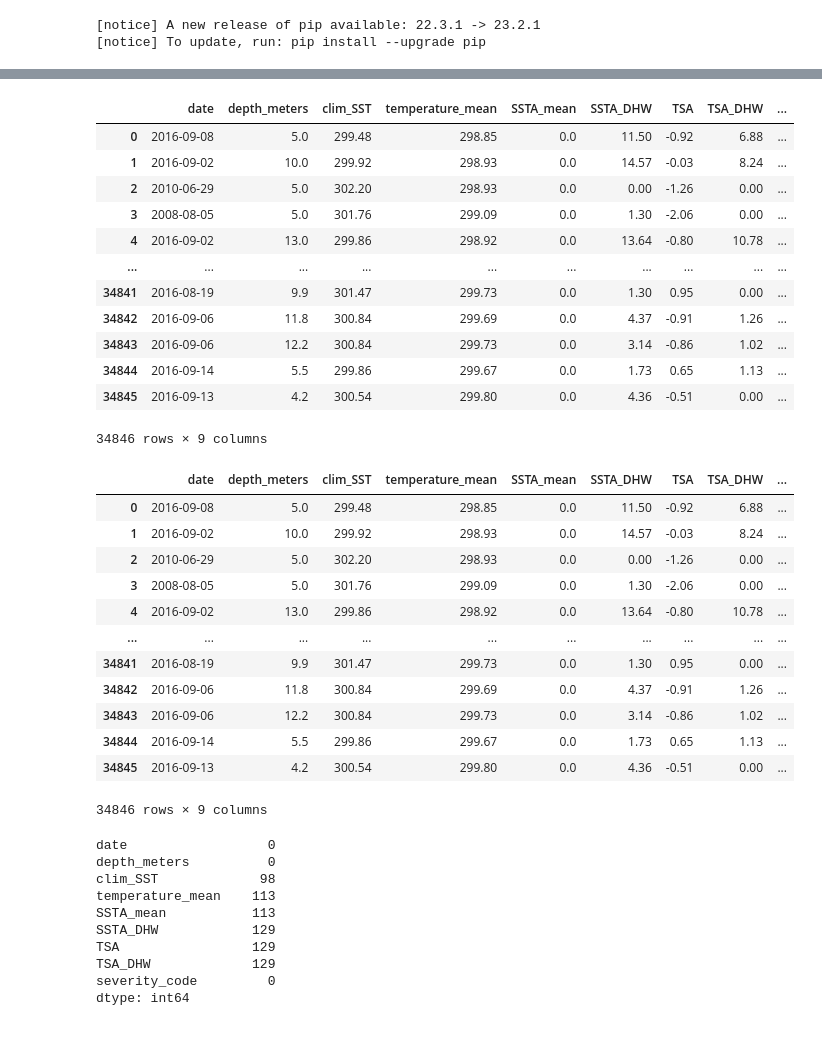
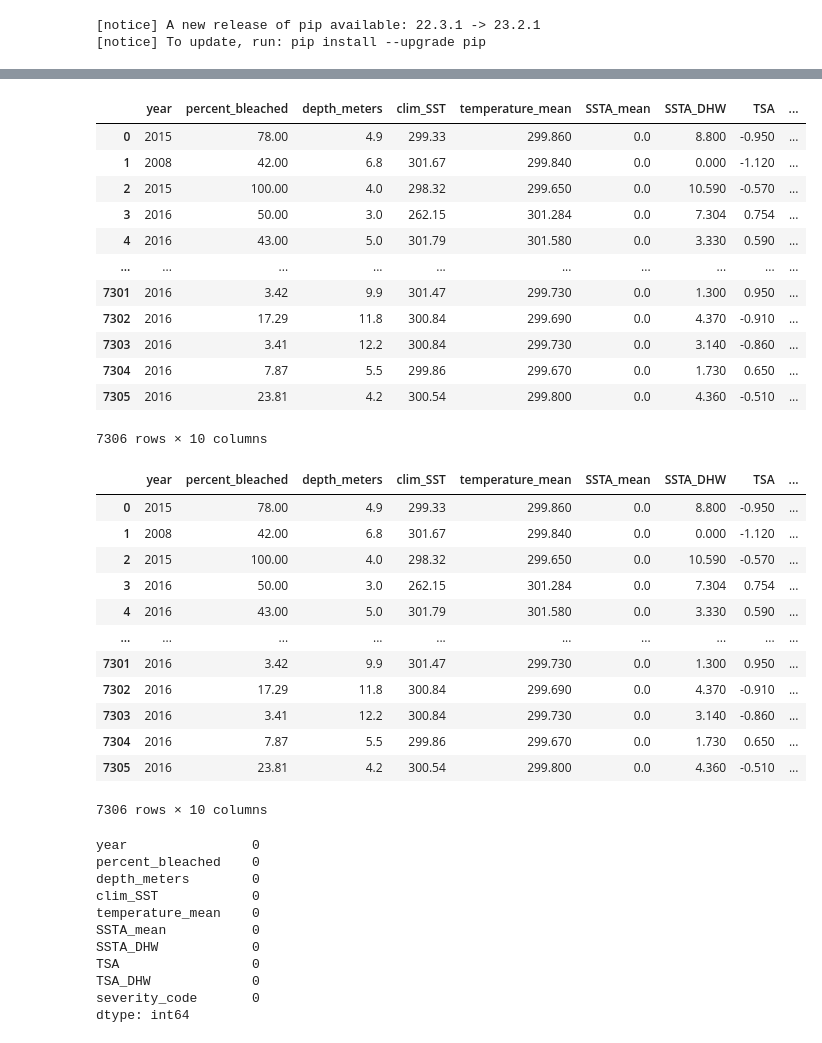
Before and after one commit to S-Romberg/ocean_temp_prediction, a Jupyter notebook: Linear Regression - Predicting Coral Bleaching/linear_regression.ipynb, the cells around one changed output, grey strips where cells are left out. Drawn from its saved outputs; the diff is of its cells as text; code cells hidden in the pictures.

```diff
--- a/Linear Regression - Predicting Coral Bleaching/linear_regression.ipynb
+++ b/Linear Regression - Predicting Coral Bleaching/linear_regression.ipynb
@@ -16,10 +17,12 @@ from tensorflow.keras import layers
 pd.set_option('display.max_columns', None)
 np.set_printoptions(precision=3, suppress=True)
 # %%
-filepath = './Preprocessed_Data.csv'
+# filepath = './Preprocessed_Data.csv'
+# filepath = './Preprocessed_Data_wit_unknown_percentages.csv'
+filepath = 'dbms_outpu.csv'
 # column_names = ['date', 'bleaching_level', 'depth_meters', 'clim_SST', 'temperature_kelvin','temperature_mean','temperature_maximum','temperature_minimum','temperature_kelvin_standard_deviation',	'SSTA_standard_deviation','SSTA_mean','SSTA_minimum','SSTA_maximum','SSTA_frequency','SSTA_frequency_standard_deviation','SSTA_frequency_max','SSTA_frequency_mean','SSTA_DHW','SSTA_DHW_standard_deviation','SSTA_DHWMax','SSTA_DHW_mean','TSA','TSA_standard_deviation','TSA_minimum','TSA_maximum','TSA_mean','TSA_frequency','TSA_frequency_standard_deviation','TSA_frequency_max','TSA_frequency_mean','TSA_DHW','TSA_DHW_standard_deviation','TSA_DHW_max','TSA_DHW_mean','severity_code']
-schema = {'date': str, 'bleaching_level': str, 'depth_meters': float, 'clim_SST': float, 'temperature_mean': float, 'SSTA_mean': float, 'SSTA_DHW':float, 'TSA':float, 'TSA_DHW':float, 'severity_code': str }
-column_names = ['date', 'bleaching_level', 'depth_meters', 'clim_SST', 'temperature_mean', 'SSTA_mean', 'SSTA_DHW', 'TSA', 'TSA_DHW', 'severity_code']
+schema = {'percent_bleached': float, 'date': str, 'year': int,  'depth_meters': float, 'clim_SST': float, 'temperature_mean': float, 'SSTA_mean': float, 'SSTA_DHW':float, 'TSA':float, 'TSA_DHW':float, 'severity_code': str }
+column_names = [ 'date', 'year', 'percent_bleached','depth_meters', 'clim_SST', 'temperature_mean', 'SSTA_mean', 'SSTA_DHW', 'TSA', 'TSA_DHW', 'severity_code']
 raw_dataset = pd.read_csv(filepath, names=column_names,
                             dtype=schema, parse_dates=['date'],
                           na_values='', comment='\t',
@@ -42,21 +45,21 @@ raw_dataset
 # %%
 # dataset = raw_dataset.copy()
-dataset = raw_dataset.filter(['date', 'depth_meters', 'clim_SST', 'temperature_mean', 'SSTA_mean', 'SSTA_DHW', 'TSA', 'TSA_DHW', 'severity_code'], axis=1)
+dataset = raw_dataset.filter(['year', 'percent_bleached', 'depth_meters', 'clim_SST', 'temperature_mean', 'SSTA_mean', 'SSTA_DHW', 'TSA', 'TSA_DHW', 'severity_code'], axis=1)
 dataset
 # %% [output]
-|  | date | depth_meters | clim_SST | temperature_mean | SSTA_mean | SSTA_DHW | TSA | TSA_DHW | ... |
-| 0 | 2016-09-08 | 5.0 | 299.48 | 298.85 | 0.0 | 11.50 | -0.92 | 6.88 | ... |
-| 1 | 2016-09-02 | 10.0 | 299.92 | 298.93 | 0.0 | 14.57 | -0.03 | 8.24 | ... |
-| 2 | 2010-06-29 | 5.0 | 302.20 | 298.93 | 0.0 | 0.00 | -1.26 | 0.00 | ... |
-| 3 | 2008-08-05 | 5.0 | 301.76 | 299.09 | 0.0 | 1.30 | -2.06 | 0.00 | ... |
-| 4 | 2016-09-02 | 13.0 | 299.86 | 298.92 | 0.0 | 13.64 | -0.80 | 10.78 | ... |
+|  | year | percent_bleached | depth_meters | clim_SST | temperature_mean | SSTA_mean | SSTA_DHW | TSA | ... |
+| 0 | 2015 | 78.00 | 4.9 | 299.33 | 299.860 | 0.0 | 8.800 | -0.950 | ... |
+| 1 | 2008 | 42.00 | 6.8 | 301.67 | 299.840 | 0.0 | 0.000 | -1.120 | ... |
+| 2 | 2015 | 100.00 | 4.0 | 298.32 | 299.650 | 0.0 | 10.590 | -0.570 | ... |
+| 3 | 2016 | 50.00 | 3.0 | 262.15 | 301.284 | 0.0 | 7.304 | 0.754 | ... |
+| 4 | 2016 | 43.00 | 5.0 | 301.79 | 301.580 | 0.0 | 3.330 | 0.590 | ... |
 | ... | ... | ... | ... | ... | ... | ... | ... | ... | ... |
-| 34841 | 2016-08-19 | 9.9 | 301.47 | 299.73 | 0.0 | 1.30 | 0.95 | 0.00 | ... |
-| 34842 | 2016-09-06 | 11.8 | 300.84 | 299.69 | 0.0 | 4.37 | -0.91 | 1.26 | ... |
-| 34843 | 2016-09-06 | 12.2 | 300.84 | 299.73 | 0.0 | 3.14 | -0.86 | 1.02 | ... |
-| 34844 | 2016-09-14 | 5.5 | 299.86 | 299.67 | 0.0 | 1.73 | 0.65 | 1.13 | ... |
-| 34845 | 2016-09-13 | 4.2 | 300.54 | 299.80 | 0.0 | 4.36 | -0.51 | 0.00 | ... |
+| 7301 | 2016 | 3.42 | 9.9 | 301.47 | 299.730 | 0.0 | 1.300 | 0.950 | ... |
+| 7302 | 2016 | 17.29 | 11.8 | 300.84 | 299.690 | 0.0 | 4.370 | -0.910 | ... |
+| 7303 | 2016 | 3.41 | 12.2 | 300.84 | 299.730 | 0.0 | 3.140 | -0.860 | ... |
+| 7304 | 2016 | 7.87 | 5.5 | 299.86 | 299.670 | 0.0 | 1.730 | 0.650 | ... |
+| 7305 | 2016 | 23.81 | 4.2 | 300.54 | 299.800 | 0.0 | 4.360 | -0.510 | ... |
-34846 rows × 9 columns
+7306 rows × 10 columns
 # %%
 # dataset = pd.get_dummies(dataset, columns=['bleaching_level'], prefix='', prefix_sep='')
 # dataset = pd.get_dummies(dataset, columns=['severity_code'], prefix='', prefix_sep='')
@@ -67,31 +70,32 @@ dataset.severity_code = dataset['severity_code'].map({'No Bleaching':0, '% unkno
 
 dataset
 # %% [output]
-|  | date | depth_meters | clim_SST | temperature_mean | SSTA_mean | SSTA_DHW | TSA | TSA_DHW | ... |
-| 0 | 2016-09-08 | 5.0 | 299.48 | 298.85 | 0.0 | 11.50 | -0.92 | 6.88 | ... |
-| 1 | 2016-09-02 | 10.0 | 299.92 | 298.93 | 0.0 | 14.57 | -0.03 | 8.24 | ... |
-| 2 | 2010-06-29 | 5.0 | 302.20 | 298.93 | 0.0 | 0.00 | -1.26 | 0.00 | ... |
-| 3 | 2008-08-05 | 5.0 | 301.76 | 299.09 | 0.0 | 1.30 | -2.06 | 0.00 | ... |
-| 4 | 2016-09-02 | 13.0 | 299.86 | 298.92 | 0.0 | 13.64 | -0.80 | 10.78 | ... |
+|  | year | percent_bleached | depth_meters | clim_SST | temperature_mean | SSTA_mean | SSTA_DHW | TSA | ... |
+| 0 | 2015 | 78.00 | 4.9 | 299.33 | 299.860 | 0.0 | 8.800 | -0.950 | ... |
+| 1 | 2008 | 42.00 | 6.8 | 301.67 | 299.840 | 0.0 | 0.000 | -1.120 | ... |
+| 2 | 2015 | 100.00 | 4.0 | 298.32 | 299.650 | 0.0 | 10.590 | -0.570 | ... |
+| 3 | 2016 | 50.00 | 3.0 | 262.15 | 301.284 | 0.0 | 7.304 | 0.754 | ... |
+| 4 | 2016 | 43.00 | 5.0 | 301.79 | 301.580 | 0.0 | 3.330 | 0.590 | ... |
 | ... | ... | ... | ... | ... | ... | ... | ... | ... | ... |
-| 34841 | 2016-08-19 | 9.9 | 301.47 | 299.73 | 0.0 | 1.30 | 0.95 | 0.00 | ... |
-| 34842 | 2016-09-06 | 11.8 | 300.84 | 299.69 | 0.0 | 4.37 | -0.91 | 1.26 | ... |
-| 34843 | 2016-09-06 | 12.2 | 300.84 | 299.73 | 0.0 | 3.14 | -0.86 | 1.02 | ... |
-| 34844 | 2016-09-14 | 5.5 | 299.86 | 299.67 | 0.0 | 1.73 | 0.65 | 1.13 | ... |
-| 34845 | 2016-09-13 | 4.2 | 300.54 | 299.80 | 0.0 | 4.36 | -0.51 | 0.00 | ... |
+| 7301 | 2016 | 3.42 | 9.9 | 301.47 | 299.730 | 0.0 | 1.300 | 0.950 | ... |
+| 7302 | 2016 | 17.29 | 11.8 | 300.84 | 299.690 | 0.0 | 4.370 | -0.910 | ... |
+| 7303 | 2016 | 3.41 | 12.2 | 300.84 | 299.730 | 0.0 | 3.140 | -0.860 | ... |
+| 7304 | 2016 | 7.87 | 5.5 | 299.86 | 299.670 | 0.0 | 1.730 | 0.650 | ... |
+| 7305 | 2016 | 23.81 | 4.2 | 300.54 | 299.800 | 0.0 | 4.360 | -0.510 | ... |
-34846 rows × 9 columns
+7306 rows × 10 columns
 # %%
 dataset.isna().sum()
 # %% [output]
-date                  0
-depth_meters          0
-clim_SST             98
-temperature_mean    113
-SSTA_mean           113
-SSTA_DHW            129
-TSA                 129
-TSA_DHW             129
-severity_code         0
+year                0
+percent_bleached    0
+depth_meters        0
+clim_SST            0
+temperature_mean    0
+SSTA_mean           0
+SSTA_DHW            0
+TSA                 0
+TSA_DHW             0
+severity_code       0
 dtype: int64
 # %%
 dataset = dataset.dropna()
```
Also changed, not shown: parts of 28 cells of this notebook, 3 other files.
